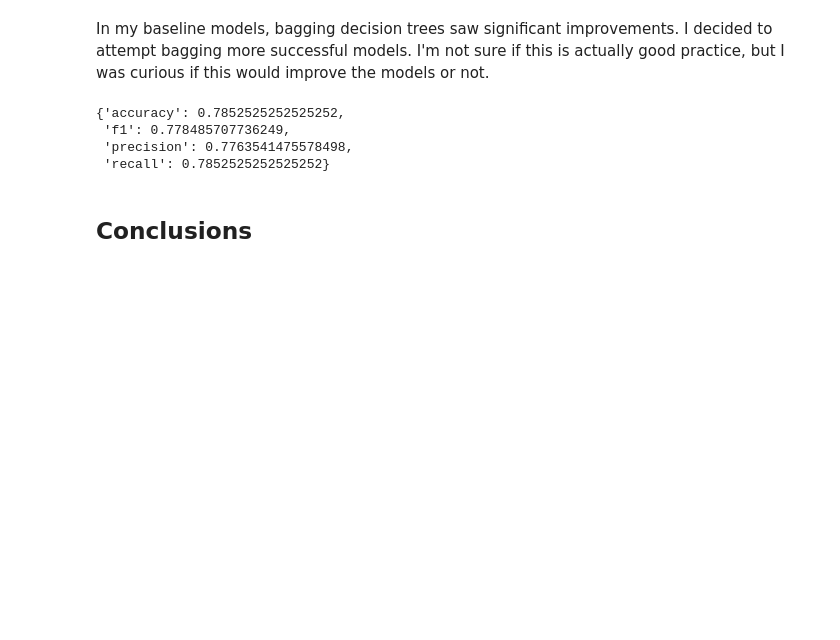
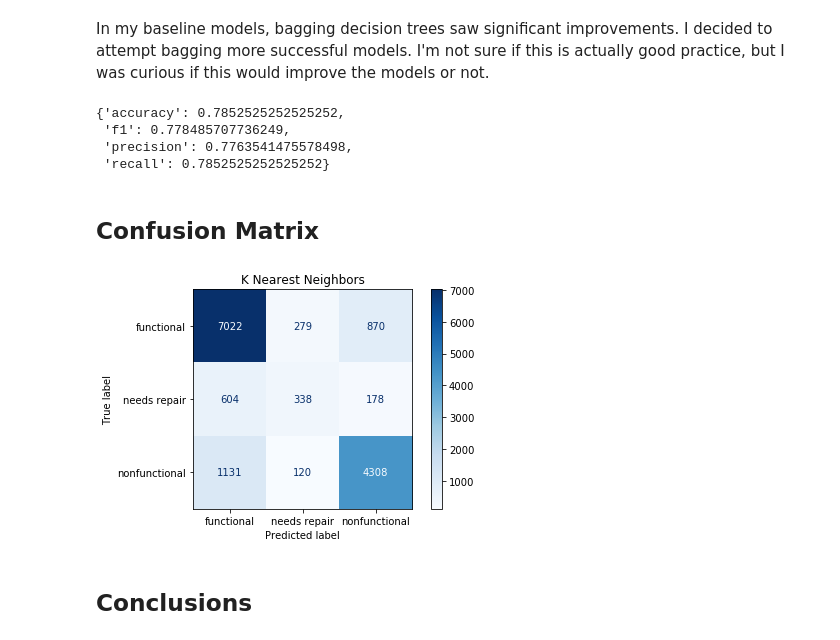
Before and after one commit to MullerAC/tanzanian-water-well-classification, a Jupyter notebook: 2-k-nearest-neighbors.ipynb, the cells around one changed output. Saved outputs shown, nothing was run; the diff lists cells and outputs as text; code cells hidden in the pictures; blank space fills up the shorter version.

```diff
--- a/2-k-nearest-neighbors.ipynb
+++ b/2-k-nearest-neighbors.ipynb
@@ -118,3 +118,5 @@ get_metrics(y_test, X_test, knn_bagged)
  'f1': 0.778485707736249,
  'precision': 0.7763541475578498,
  'recall': 0.7852525252525252}
+# %% [markdown]
+## Confusion Matrix
@@ -121,3 +126,11 @@ get_metrics(y_test, X_test, knn_bagged)
+# %%
+plot_confusion_matrix(knn_tuned, X_test, y_test, display_labels=['functional', 'needs repair', 'nonfunctional'], cmap=plt.cm.Blues)
+plt.title('K Nearest Neighbors')
+plt.tight_layout()
+plt.savefig(f'visualizations/knn-confusion-matrix.png')
+plt.show()
+# %% [output]
+[figure, added]
 # %% [markdown]
 ## Conclusions
 # %% [markdown]
```
Also changed, not shown: parts of 1 cell of this notebook, 11 other files.
